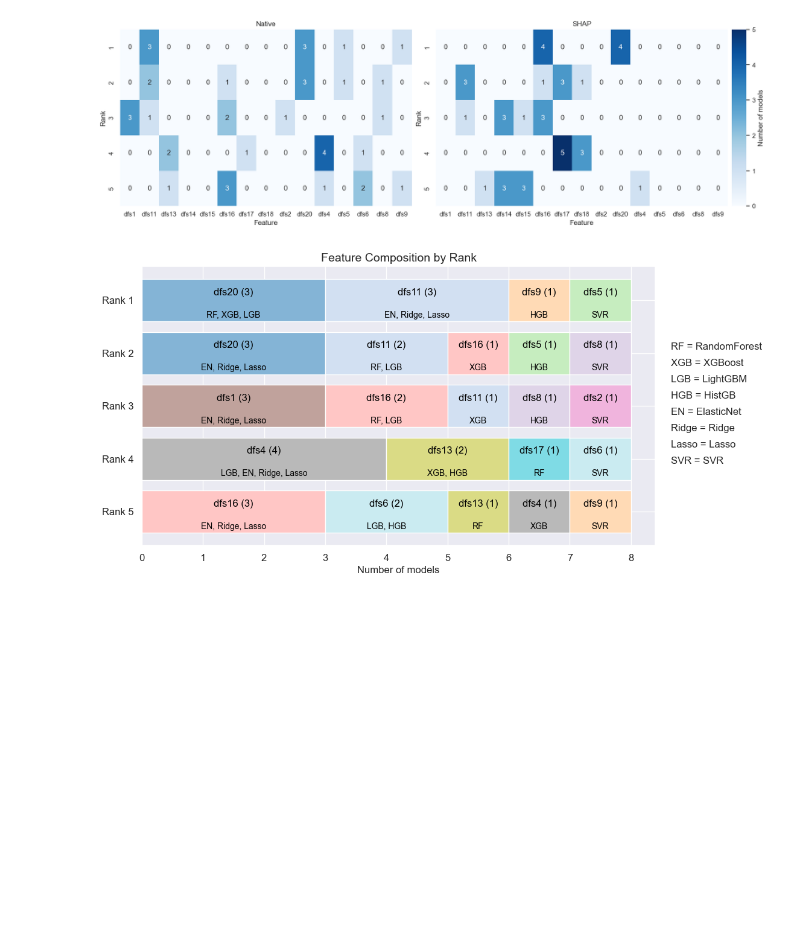
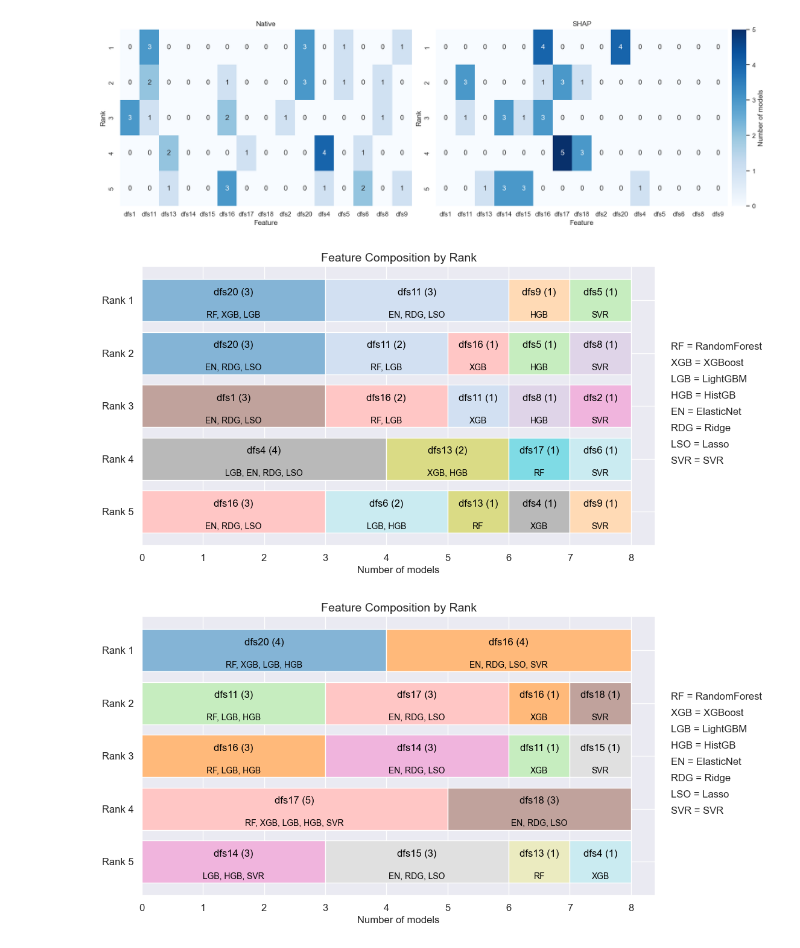
Before and after one commit to oral-health-and-disease-ontologies/DFA-Study, a Jupyter notebook: notebooks/superdataset-feature-analysis.ipynb, the cells around one changed output. Drawn from its saved outputs; the diff is of its cells as text; code cells hidden in the pictures; blank space fills up the shorter version.

```diff
--- a/notebooks/superdataset-feature-analysis.ipynb
+++ b/notebooks/superdataset-feature-analysis.ipynb
@@ -1127,7 +1278,7 @@ def bar_plot_rank_composition(
     figsize=(10, 5),
     cmap_name='tab20',
     softness=0.45,
-    fontsize=10,
+    fontsize=12,
     fontweight='normal',
     show_models=True,
     models_fontsize=None,
@@ -1526,12 +1677,17 @@ model_abbrev = {
     "LightGBM": "LGB",
     "HistGB": "HGB",
     "ElasticNet": "EN",
-    "Ridge": "Ridge",
-    "Lasso": "Lasso",
+    "Ridge": "RDG",
+    "Lasso": "LSO",
     "SVR": "SVR",
 }
 # %%
 native_long = rank_feature_counts_long(native_rank_df, top_n=5, include_models=True)
 bar_plot_rank_composition(native_long, figsize=(13, 6), model_abbrev=model_abbrev, legend_loc='right', wrap_width=30, fontsize=12)
 # %% [output]
-[figure, old version]
+[figure, new version]
+# %%
+shap_long = rank_feature_counts_long(shap_rank_df, top_n=5, include_models=True)
+bar_plot_rank_composition(shap_long, figsize=(13, 6), model_abbrev=model_abbrev, legend_loc='right', wrap_width=30, fontsize=12)
+# %% [output]
+[figure, added]
```
Also changed, not shown: parts of 5 cells of this notebook.
